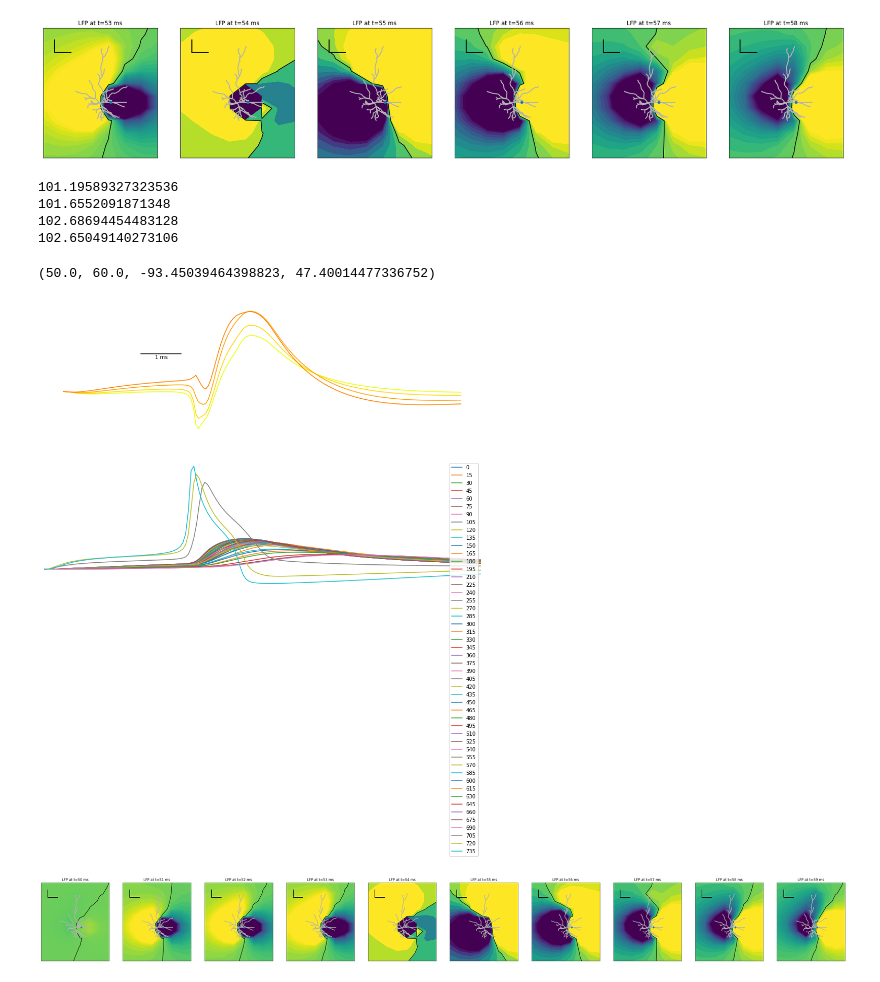
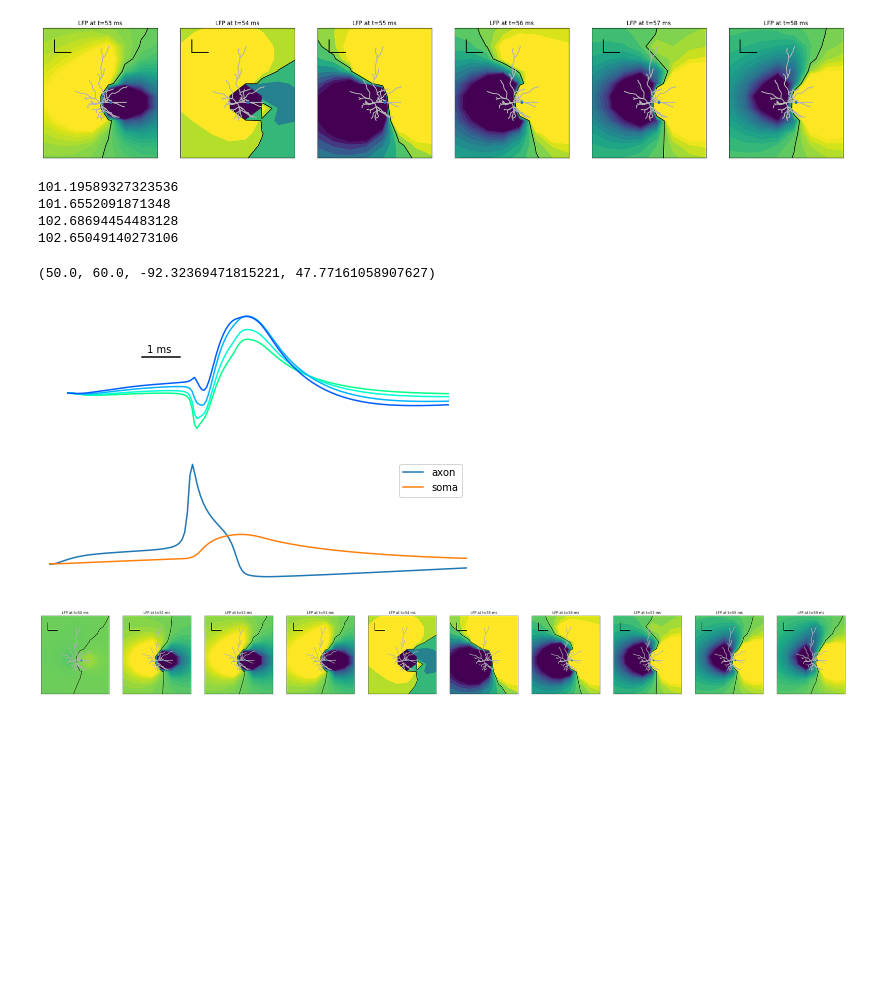
Before and after one commit to latimerb/GeneralTutorials, a Jupyter notebook: LFP/LFPTutorial4-BLA Pyramidal-detailed.ipynb, the cells around one changed output. Saved outputs shown, nothing was run; the diff lists cells and outputs as text; code cells hidden in the pictures; blank space fills up the shorter version.

Commit message:
new figures

```diff
--- a/LFP/LFPTutorial4-BLA Pyramidal-detailed.ipynb
+++ b/LFP/LFPTutorial4-BLA Pyramidal-detailed.ipynb
@@ -191,8 +191,8 @@ fig = plot_ex1(cell, electrode, X, Y, Z, time_show=[53,54,55,56,57,58], space_li
 [figure]
 # %%
 electrodes = [95,83,71,59]
-#elec_cols = [[0,1,0.539],[0,1,0.8333],[0,.7059,1],[0,0.3627,1]] # No backprop
-elec_cols = [[0.902,1,0],[1,0.841,0],[1,0.629,0],[1,0.497,0]]
+elec_cols = [[0,1,0.539],[0,1,0.8333],[0,.7059,1],[0,0.3627,1]] # No backprop
+#elec_cols = [[0.902,1,0],[1,0.841,0],[1,0.629,0],[1,0.497,0]]
 colors = np.zeros((120,3))
 for i in np.arange(0,120):
     if i<20 and i>=0:
@@ -208,7 +208,7 @@ for i in np.arange(0,120):
     else:
         colors[i,:] = [0,255-(i-99)*12.5,255] # blue-green to blue
 
-fig = plt.figure(figsize=[15, 10],frameon=False)
+fig = plt.figure(figsize=[7.5, 5],frameon=False)
 ax=subplot(2,1,1)
 c=0
 for j in electrodes:
@@ -220,44 +220,44 @@ for j in electrodes:
     plot(tvec,zscore,color=elec_cols[c])
     c+=1
 
 plot([52,53],[0.4,0.4],'k')
-text(52.35, 0.35,'1 ms')
+text(52.13, 0.45,'1 ms')
 
 ax2=subplot(2,1,2)
 colors = ['r','g','b','m','k']
-axon = 165
-soma = 90
-for i in np.arange(0,cell.vmem.shape[0]):
+axon = 285
+soma = 0
+#for i in np.arange(0,cell.vmem.shape[0]):
  #   print(i)
-    if mod(i,15)==0:
-        plot(cell.tvec,cell.vmem[i,:],label="{}".format(i))
-#plot(cell.tvec,cell.vmem[axon,:],label="axon")
+    #if mod(i,15)==0:
+        #plot(cell.tvec,cell.vmem[i,:],label="{}".format(i))
+plot(cell.tvec,cell.vmem[-10,:],label="axon")
 #plot(cell.tvec,cell.vmem[30,:])
-#plot(cell.tvec,cell.vmem[soma,:], label="soma")
+plot(cell.tvec,cell.vmem[soma,:], label="soma")
 #peak = np.max(cell.vmem[i])
 legend()
 xlim(50,60)
 
 ax.set_xticks([])
 ax.set_yticks([])
 ax.set_xticklabels([])
 ax.set_yticklabels([])
 ax.axis('off')
 
 ax2.set_xticks([])
 ax2.set_yticks([])
 ax2.set_xticklabels([])
 ax2.set_yticklabels([])
 ax2.axis('off')
 
-#fig.savefig('stylizedspike_backprop_intraextra.svg',bbox_inches='tight',pad_inches=0)
+fig.savefig('detailedspike_nobackprop_intraextra.svg',bbox_inches='tight',pad_inches=0)
 # %% [output]
 101.19589327323536
 101.6552091871348
 102.68694454483128
 102.65049140273106
-(50.0, 60.0, -93.45039464398823, 47.40014477336752)
+(50.0, 60.0, -92.32369471815221, 47.77161058907627)
-[figure, old version]
+[figure, new version]
 # %%
 from utils import plot_ex1, plot_vmem_heat
 #fig = plot_ex2(cell, electrode, X, Y, Z, time_show=[50,51,52,53,54,55])
```
Also changed, not shown: 3 other files.
